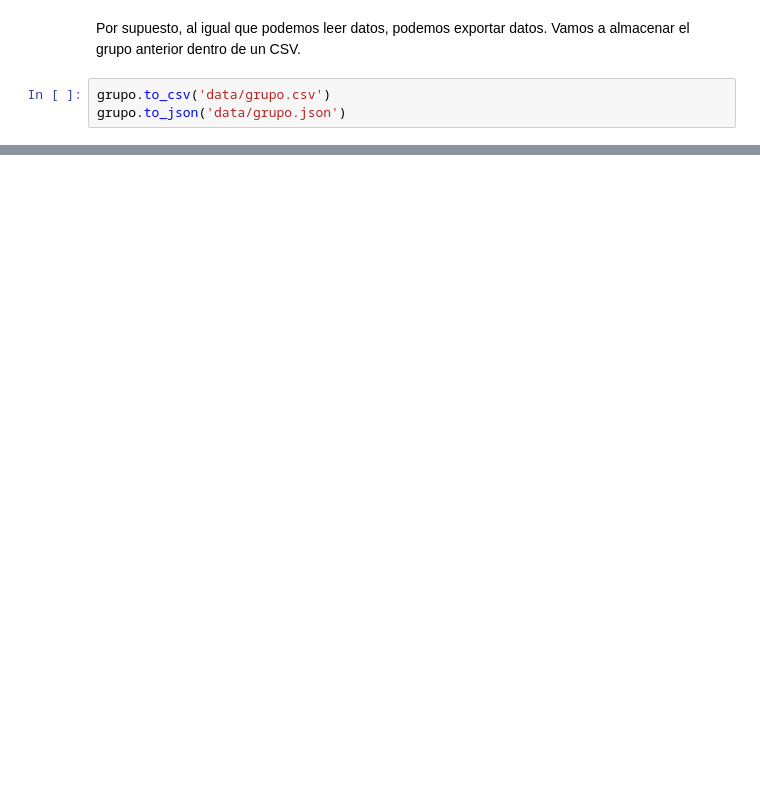
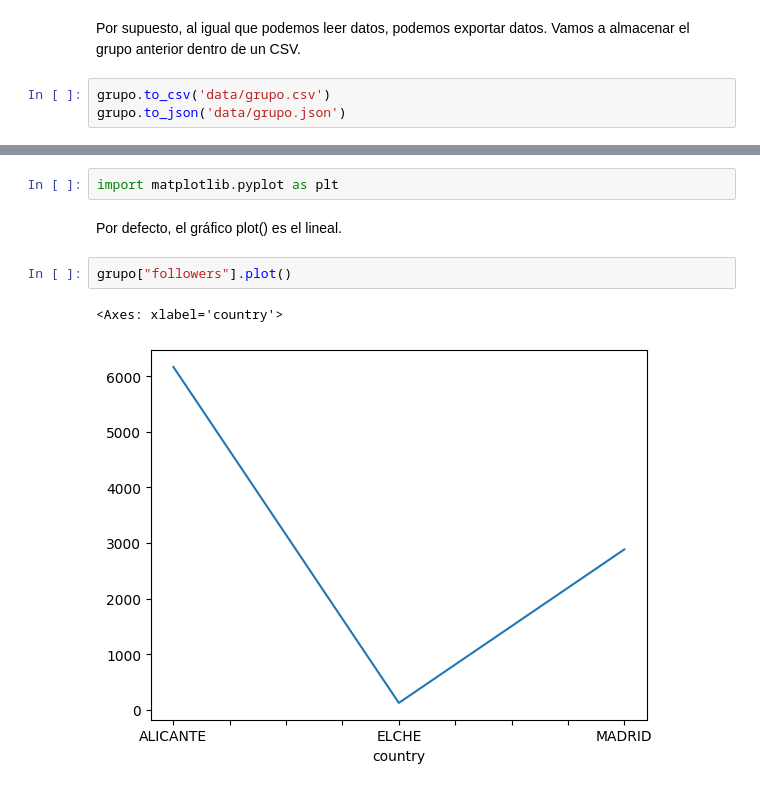
Before and after one commit to atudela77/PythonCiencia, a Jupyter notebook: ciencia05influencers.ipynb, the cells around one changed output, grey strips where cells are left out. Cells and saved outputs as stored; diff of their text form; blank space fills up the shorter version.

```diff
--- a/ciencia05influencers.ipynb
+++ b/ciencia05influencers.ipynb
@@ -172,0 +168,9 @@ grupo.to_json('data/grupo.json')
+# %%
+import matplotlib.pyplot as plt
+# %% [markdown]
+Por defecto, el gráfico plot() es el lineal.
+# %%
+grupo["followers"].plot()
+# %% [output]
+<Axes: xlabel='country'>
+[figure, added]
```
Also changed, not shown: parts of 7 cells of this notebook, 11 other files.
